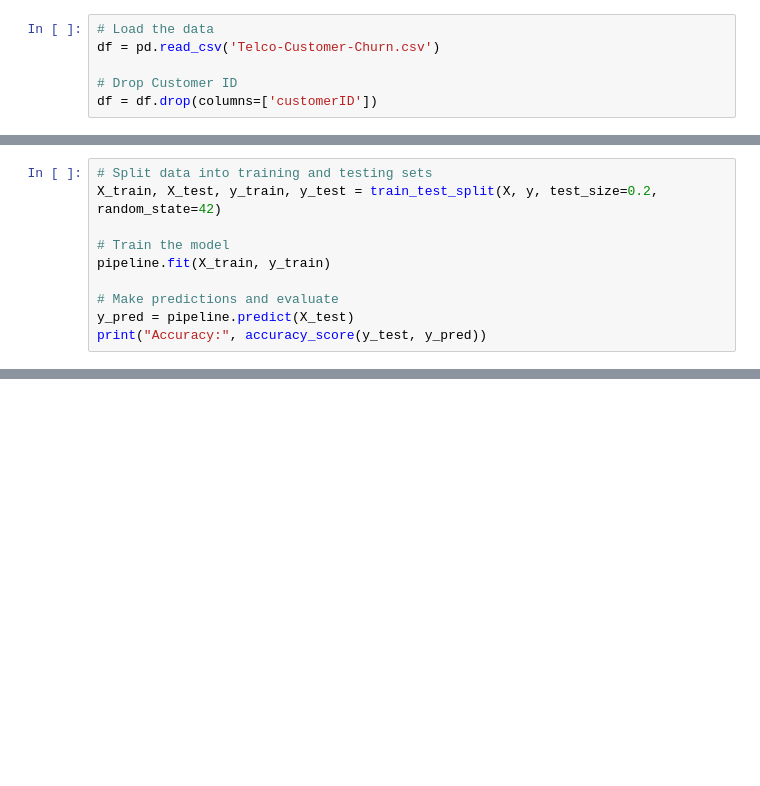
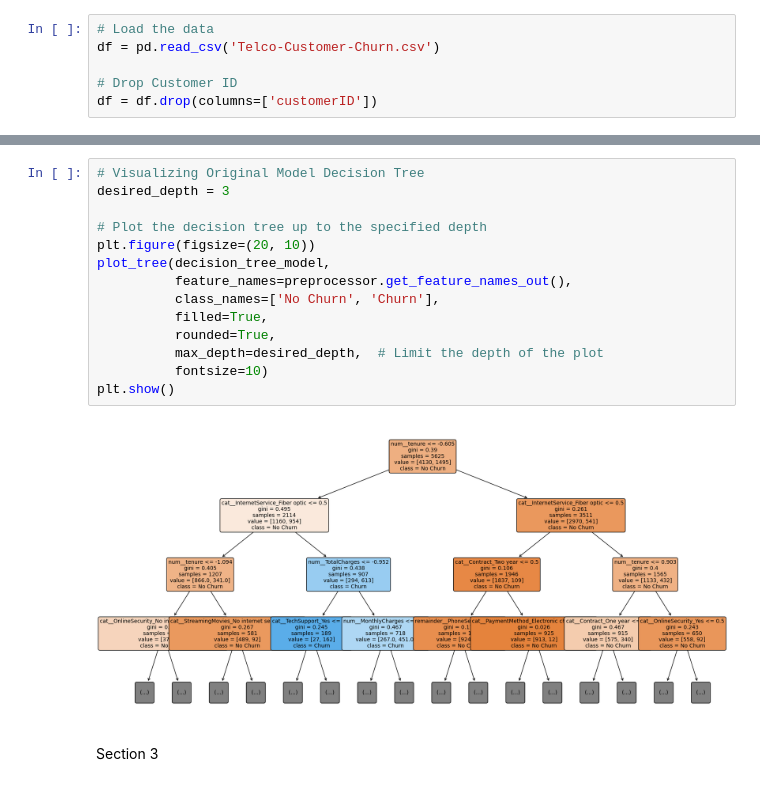
Before and after one commit to andmarin/CS767-Assignment1, a Jupyter notebook: Andrew-Marin-Ass1-DT.ipynb, the cells around one changed output, grey strips where cells are left out. Cells and saved outputs as stored; diff of their text form; blank space fills up the shorter version.

```diff
--- a/Andrew-Marin-Ass1-DT.ipynb
+++ b/Andrew-Marin-Ass1-DT.ipynb
@@ -63,10 +97,0 @@ pipeline = Pipeline(steps=[
-# %%
-# Split data into training and testing sets
-X_train, X_test, y_train, y_test = train_test_split(X, y, test_size=0.2, random_state=42)
-
-# Train the model
-pipeline.fit(X_train, y_train)
-
-# Make predictions and evaluate
-y_pred = pipeline.predict(X_test)
-print("Accuracy:", accuracy_score(y_test, y_pred))
@@ -100,0 +156,18 @@ Actual Churn: 1
+# %%
+# Visualizing Original Model Decision Tree
+desired_depth = 3
+
+# Plot the decision tree up to the specified depth
+plt.figure(figsize=(20, 10))
+plot_tree(decision_tree_model,
+          feature_names=preprocessor.get_feature_names_out(),
+          class_names=['No Churn', 'Churn'],
+          filled=True,
+          rounded=True,
+          max_depth=desired_depth,  # Limit the depth of the plot
+          fontsize=10)
+plt.show()
+# %% [output]
+[figure, added]
+# %% [markdown]
+Section 3
```
Also changed, not shown: parts of 13 cells of this notebook.
